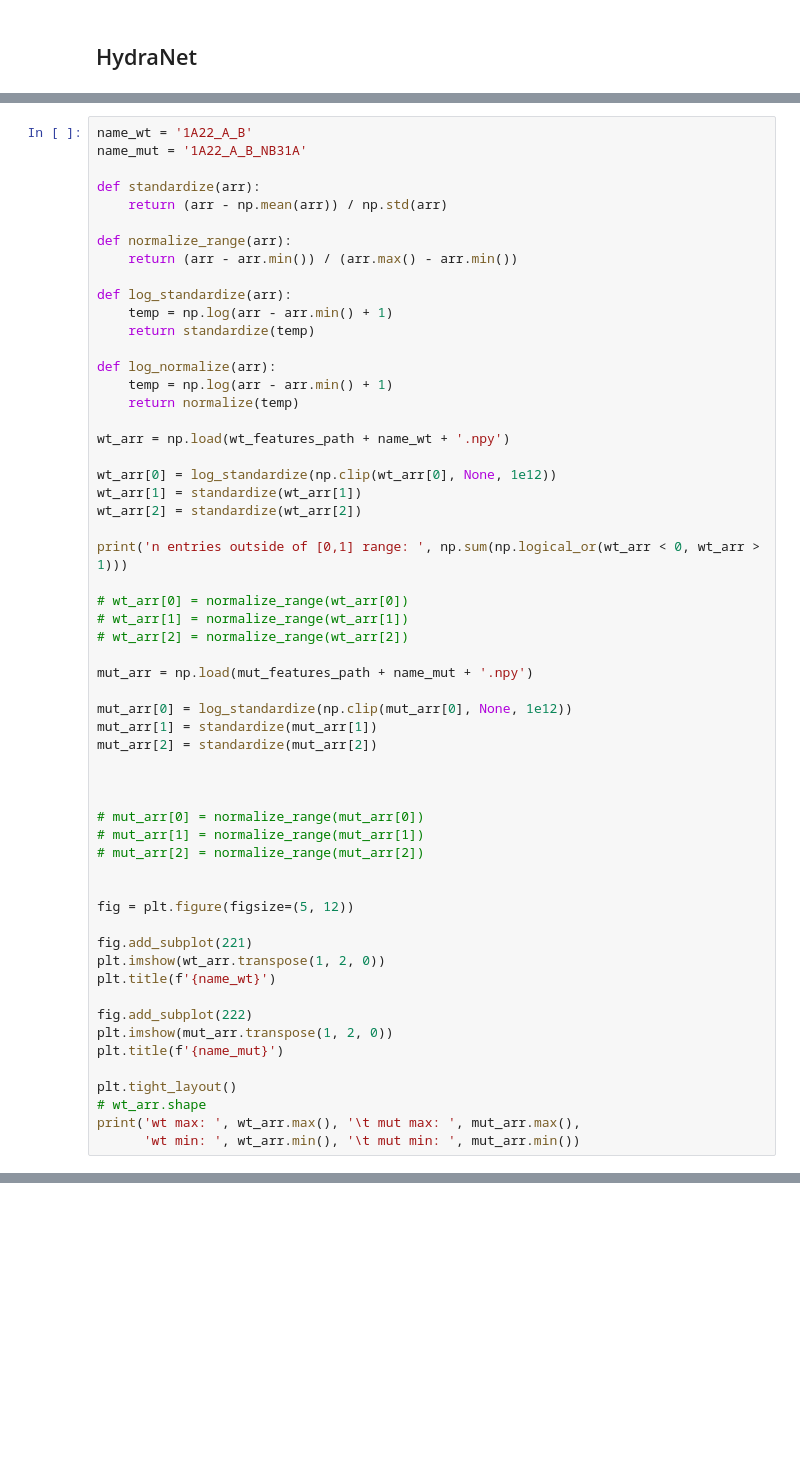
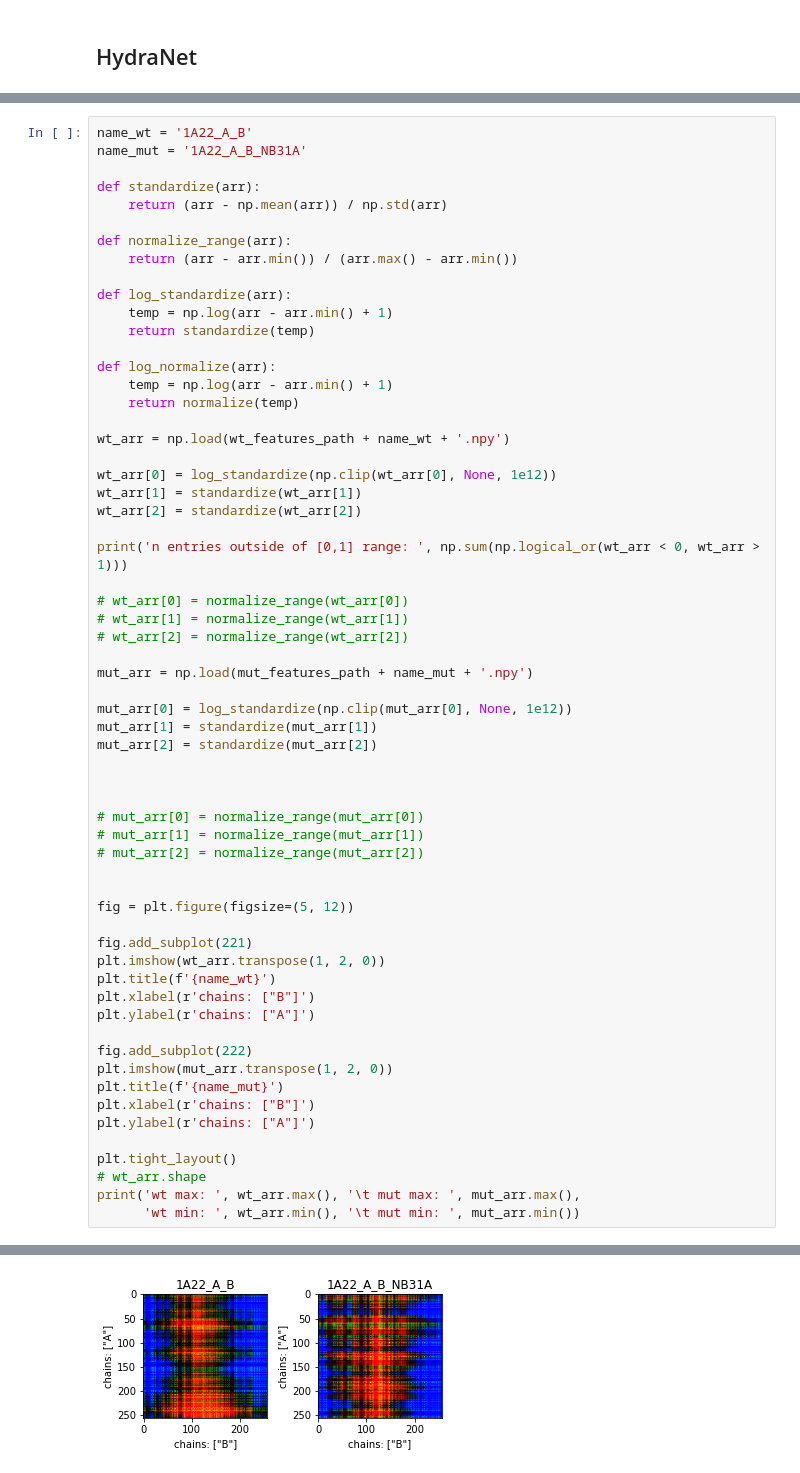
Before and after one commit to maximocrv/ml_protein_interactions, a Jupyter notebook: notebooks/model_exploration.ipynb, the cells around one changed output, grey strips where cells are left out. Drawn from its saved outputs; the diff is of its cells as text; blank space fills up the shorter version.

```diff
--- a/notebooks/model_exploration.ipynb
+++ b/notebooks/model_exploration.ipynb
@@ -729,12 +869,17 @@ fig = plt.figure(figsize=(5, 12))
 fig.add_subplot(221)
 plt.imshow(wt_arr.transpose(1, 2, 0))
 plt.title(f'{name_wt}')
+plt.xlabel(r'chains: ["B"]')
+plt.ylabel(r'chains: ["A"]')
 
 fig.add_subplot(222)
 plt.imshow(mut_arr.transpose(1, 2, 0))
 plt.title(f'{name_mut}')
+plt.xlabel(r'chains: ["B"]')
+plt.ylabel(r'chains: ["A"]')
 
 plt.tight_layout()
 # wt_arr.shape
 print('wt max: ', wt_arr.max(), '\t mut max: ', mut_arr.max(),
       'wt min: ', wt_arr.min(), '\t mut min: ', mut_arr.min())
+# %% [output]
@@ -740,0 +890 @@ print('wt max: ', wt_arr.max(), '\t mut max: ', mut_arr.max(),
+[figure, added]
```
Also changed, not shown: parts of 21 cells of this notebook, 3 other files.
